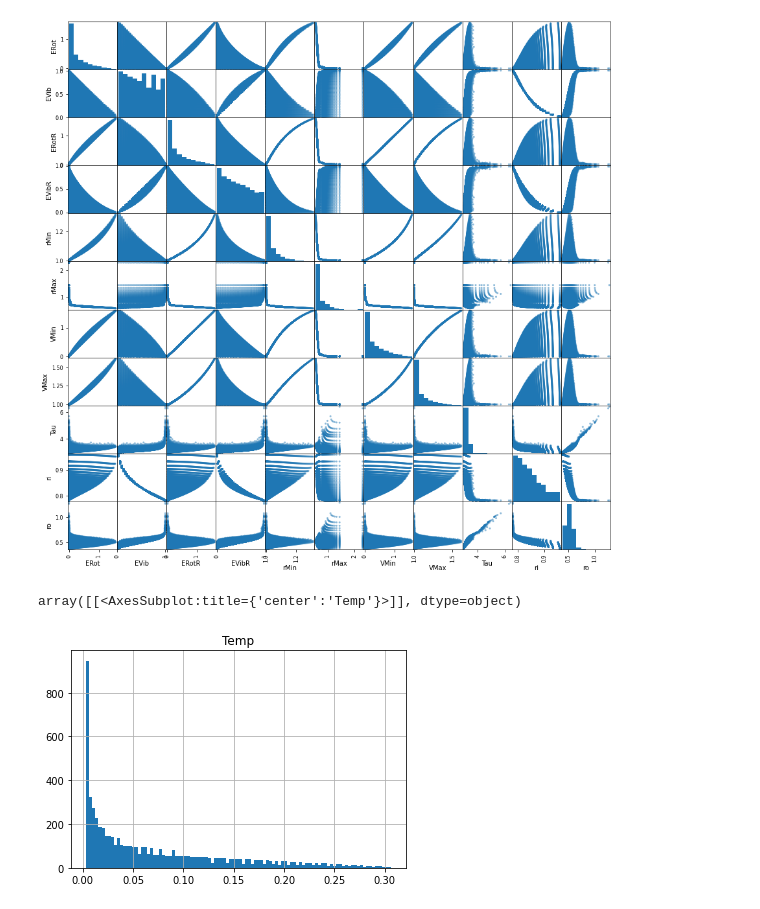
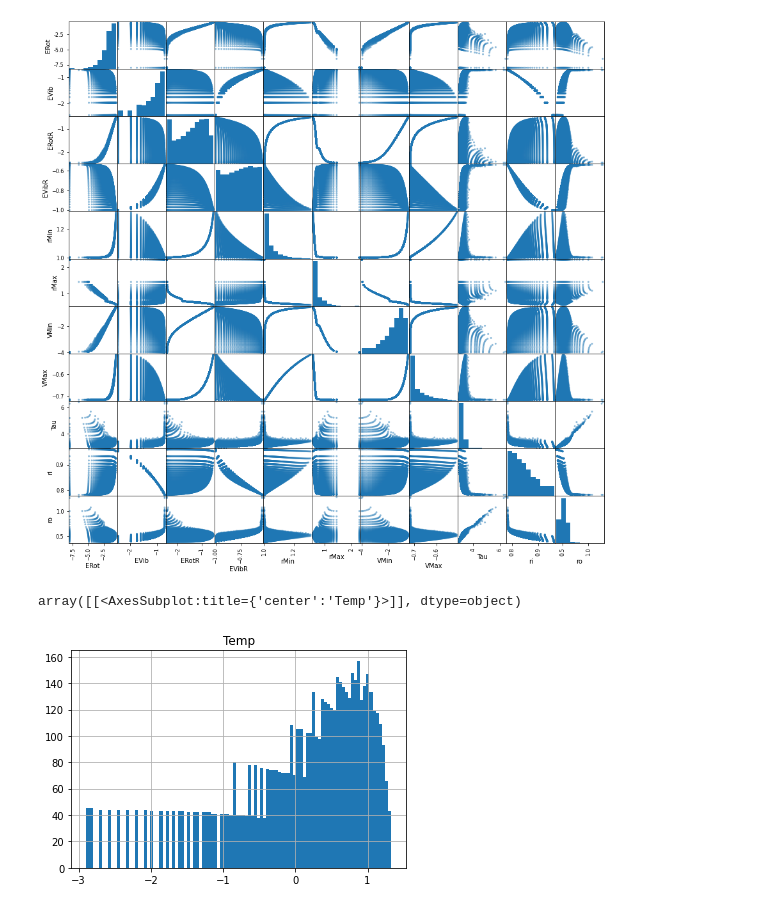
Before and after one commit to simoneventuri/SurQCT, a Jupyter notebook: scripts/preprocessing/Preprocess_Variables.ipynb, the cells around one changed output. Drawn from its saved outputs; the diff is of its cells as text; code cells hidden in the pictures.

```diff
--- a/scripts/preprocessing/Preprocess_Variables.ipynb
+++ b/scripts/preprocessing/Preprocess_Variables.ipynb
@@ -56,8 +64,14 @@ def compute_rotenergy(eint, vqn, jqn):
 NMolecules = len(Molecules)
 for iMol in range(NMolecules):
 
+
     ### Reading Levels Data
-    LevelsData            = pd.read_csv(PathToDiatPot[iMol], delim_whitespace=True, skiprows=15, header=None)
+    if (LocalFlg):
+        LevelsData        = pd.read_csv(PathToDiatPot[iMol], delim_whitespace=True, skiprows=15, header=None)
+    else:
+        with sftp.Connection(host=IP, username=User) as conn:
+            with conn.open(PathToDiatPot[iMol], "r") as f:
+                LevelsData = pd.read_csv(PathToDiatPot[iMol], delim_whitespace=True, skiprows=15, header=None)
     LevelsData.columns    = ['vqn','jqn','EInt','egam','rMin','rMax','VMin','VMax','Tau','ri','ro']
 
 
@@ -82,12 +96,12 @@ for iMol in range(NMolecules):
 
     ### Normalizing Variables
     VDiss                  = LevelsData['VMax'].to_numpy()[0]
-    LevelsDataNew['EVib']  = LevelsData.EVib.to_numpy() / VDiss
-    LevelsDataNew['ERot']  = LevelsData.ERot.to_numpy() / VDiss
+    LevelsDataNew['EVib']  = LevelsData.EVib.to_numpy()  / VDiss
+    LevelsDataNew['ERot']  = LevelsData.ERot.to_numpy()  / VDiss
     LevelsDataNew['EVibR'] = LevelsData.EVibR.to_numpy() / VDiss
     LevelsDataNew['ERotR'] = LevelsData.ERotR.to_numpy() / VDiss
-    LevelsDataNew['VMax']  = LevelsData.VMax.to_numpy() / VDiss
-    LevelsDataNew['VMin']  = LevelsData.VMin.to_numpy() / VDiss
+    LevelsDataNew['VMax']  = LevelsData.VMax.to_numpy()  / VDiss
+    LevelsDataNew['VMin']  = LevelsData.VMin.to_numpy()  / VDiss
 
     rMin                  = np.amin(LevelsData['rMin'].to_numpy())
     LevelsDataNew['ri']   = LevelsData.ri.to_numpy()   / LevelsData.rMin.to_numpy()
@@ -100,31 +114,38 @@ for iMol in range(NMolecules):
 
 
     ### Taking Logarithms
-    #LevelsDataNew['EVib'] = np.exp(LevelsData.EVib.to_numpy())
-    #LevelsDataNew['ERot']  = np.exp(LevelsData.ERot.to_numpy() + 1.e-6)
-    LevelsDataNew['Tau']   = np.log10(LevelsData.Tau.to_numpy())
+    LevelsDataNew['EVib']  = np.log10(LevelsData.EVib.to_numpy()  + 0.)
+    LevelsDataNew['ERot']  = np.log10(LevelsData.ERot.to_numpy()  + 1.e-8)
+    LevelsDataNew['EVibR'] = np.log10(LevelsData.EVibR.to_numpy() + 1.e-1)
+    LevelsDataNew['ERotR'] = np.log10(LevelsData.ERotR.to_numpy() + 0.)
+    LevelsDataNew['VMin']  = np.log10(LevelsData.VMin.to_numpy()  + 1.e-4)
+    LevelsDataNew['VMax']  = np.log10(LevelsData.VMax.to_numpy()  + 0.)
+
     LevelsDataNew['ro']    = np.log10(LevelsData.ro.to_numpy())
     LevelsDataNew['rMax']  = np.log10(LevelsData.rMax.to_numpy())
     #LevelsDataNew['ri']    = np.log10(LevelsData.ri.to_numpy())
     #LevelsDataNew['rMin']  = np.log10(LevelsData.rMin.to_numpy())
+
+    LevelsDataNew['Tau']   = np.log10(LevelsData.Tau.to_numpy())
 
     pd.plotting.scatter_matrix(LevelsDataNew[['ERot','EVib','ERotR','EVibR','rMin','rMax','VMin','VMax','Tau','ri','ro']], figsize=(15,15))
 
 
 
     ### Writing Data File
-    LevelsDataNew.to_csv(PathToOutputFldr+Molecules[iMol]+'_nd.csv', index=False)
+    LevelsDataNew.to_csv(PathToOutputFldr+Molecules[iMol]+'_nd_ELog.csv', index=False)
 # %% [output]
-[figure, old version]
+[figure, new version]
 # %%
 ### ERot
+Var  = 'VMin'
 
-Mean = LevelsData.ERot.mean()
-Std  = LevelsData.ERot.std()
+Mean = LevelsDataNew[Var].mean()
+Std  = LevelsDataNew[Var].std()
 
-LevelsDataNew['Temp']  = LevelsData.ERotR.to_numpy()
-#LevelsDataNew['Temp']  = (LevelsData.ERot.to_numpy() - Mean)/Std
+LevelsDataNew['Temp']  = LevelsDataNew[Var].to_numpy()
+LevelsDataNew['Temp']  = (LevelsDataNew[Var].to_numpy() - Mean)/Std
 LevelsDataNew.hist(bins=100, column=['Temp'])
 # %% [output]
 array([[<AxesSubplot:title={'center':'Temp'}>]], dtype=object)
-[figure, old version]
+[figure, new version]
```
Also changed, not shown: parts of 8 cells of this notebook, 9 other files.
